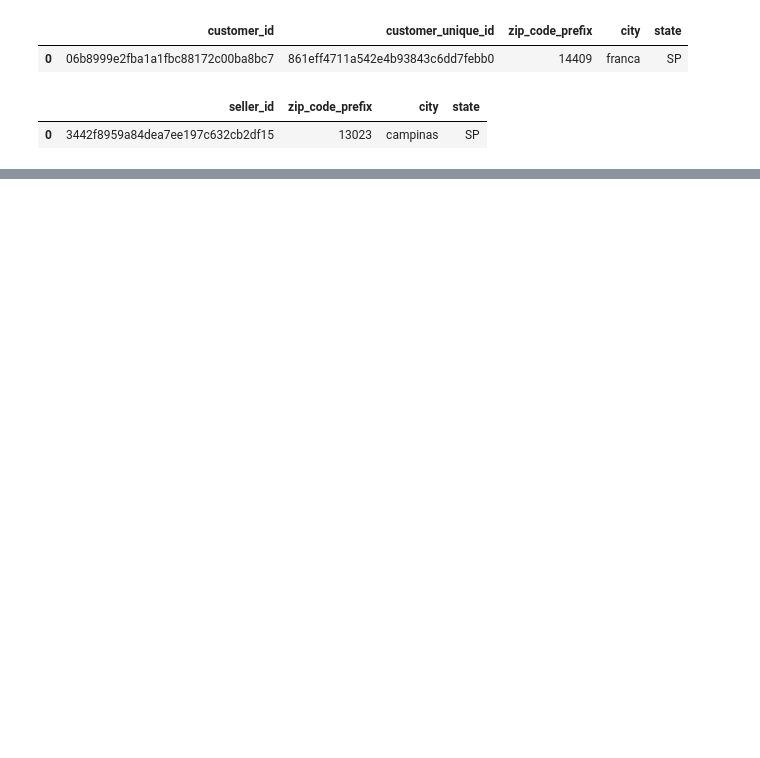
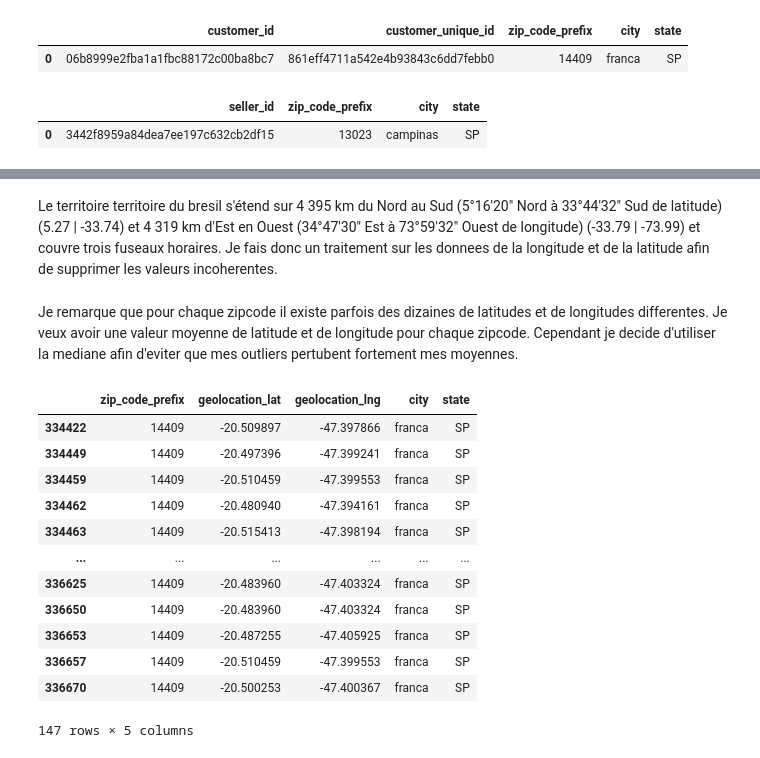
Before and after one commit to subut0n/marketing_segmentation, a Jupyter notebook: segmentation_eda.ipynb, the cells around one changed output, grey strips where cells are left out. Cells and saved outputs as stored; diff of their text form; code cells hidden in the pictures; blank space fills up the shorter version.

```diff
--- a/segmentation_eda.ipynb
+++ b/segmentation_eda.ipynb
@@ -292,0 +286,25 @@ data.head(1)
+# %% [markdown]
+Le territoire territoire du bresil s'étend sur 4 395 km du Nord au Sud (5°16'20" Nord à 33°44'32" Sud de latitude) (5.27 | -33.74) et 4 319 km d'Est en Ouest (34°47'30" Est à 73°59'32" Ouest de longitude) (-33.79 | -73.99) et couvre trois fuseaux horaires. Je fais donc un traitement sur les donnees de la longitude et de la latitude afin de supprimer les valeurs incoherentes.
+# %%
+df_geolocation = df_geolocation[df_geolocation['geolocation_lat'] <= 5.27]
+df_geolocation = df_geolocation[df_geolocation['geolocation_lat'] >= -33.74]
+df_geolocation = df_geolocation[df_geolocation['geolocation_lng'] <= -33.79]
+df_geolocation = df_geolocation[df_geolocation['geolocation_lng'] >= -73.99]
+# %% [markdown]
+Je remarque que pour chaque zipcode il existe parfois des dizaines de latitudes et de longitudes differentes. Je veux avoir une valeur moyenne de latitude et de longitude pour chaque zipcode. Cependant je decide d'utiliser la mediane afin d'eviter que mes outliers pertubent fortement mes moyennes.
+# %%
+df_geolocation[df_geolocation['zip_code_prefix'] == '14409']
+# %% [output]
+|  | zip_code_prefix | geolocation_lat | geolocation_lng | city | state |
+| 334422 | 14409 | -20.509897 | -47.397866 | franca | SP |
+| 334449 | 14409 | -20.497396 | -47.399241 | franca | SP |
+| 334459 | 14409 | -20.510459 | -47.399553 | franca | SP |
+| 334462 | 14409 | -20.480940 | -47.394161 | franca | SP |
+| 334463 | 14409 | -20.515413 | -47.398194 | franca | SP |
+| ... | ... | ... | ... | ... | ... |
+| 336625 | 14409 | -20.483960 | -47.403324 | franca | SP |
+| 336650 | 14409 | -20.483960 | -47.403324 | franca | SP |
+| 336653 | 14409 | -20.487255 | -47.405925 | franca | SP |
+| 336657 | 14409 | -20.510459 | -47.399553 | franca | SP |
+| 336670 | 14409 | -20.500253 | -47.400367 | franca | SP |
+147 rows × 5 columns
```
Also changed, not shown: parts of 40 cells of this notebook, 1 other file.
